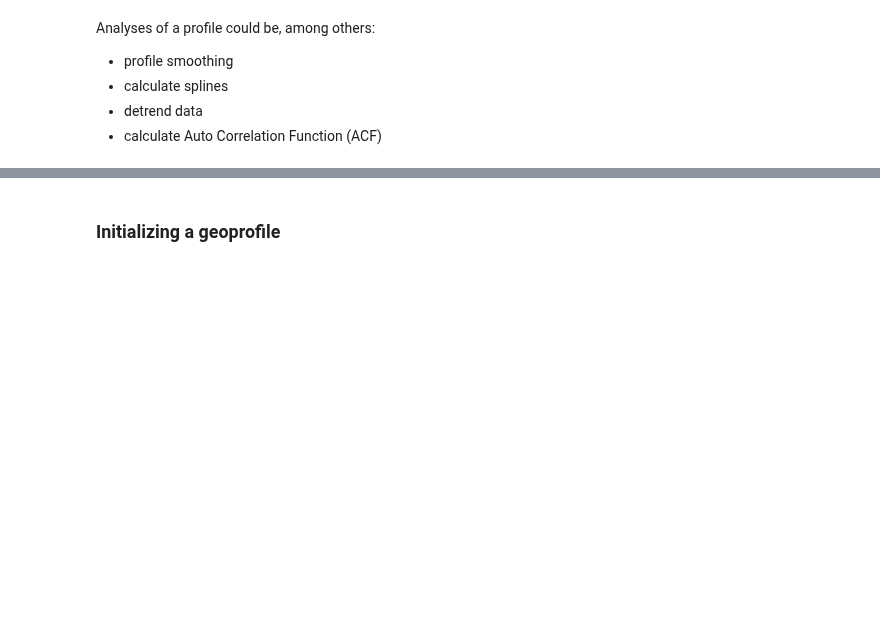
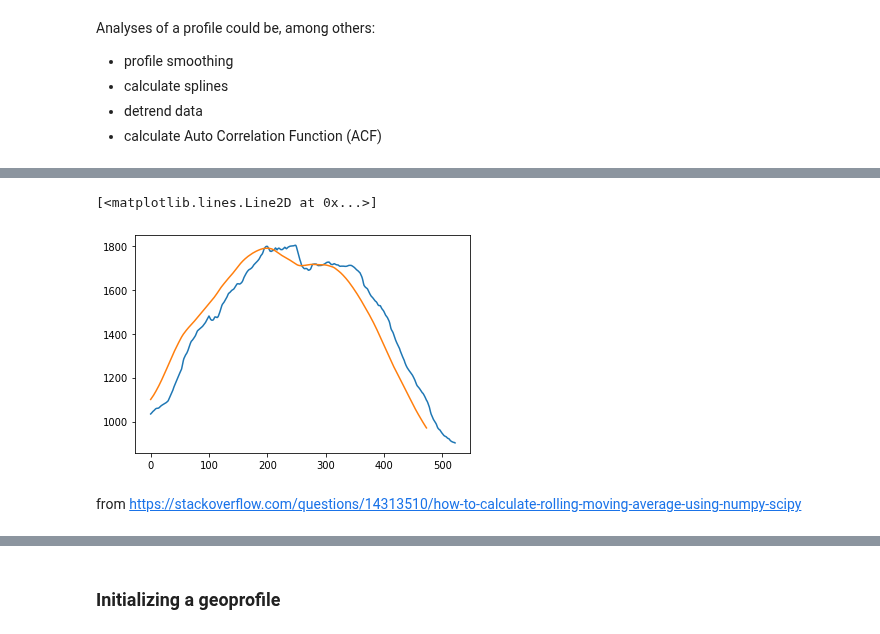
Before and after one commit to mauroalberti/gsf, a Jupyter notebook: docs/notebooks/Geologic profiles with pygsf - dev.ipynb, the cells around one changed output, grey strips where cells are left out. Drawn from its saved outputs; the diff is of its cells as text; code cells hidden in the pictures; blank space fills up the shorter version.

```diff
--- a/docs/notebooks/Geologic profiles with pygsf - dev.ipynb
+++ b/docs/notebooks/Geologic profiles with pygsf - dev.ipynb
@@ -315,0 +338,14 @@ Analyses of a profile could be, among others:
+# %%
+def moving_average(x, w):
+    return np.convolve(x, np.ones(w), 'valid') / w
+# %%
+smooth_50 = moving_average(data, 50)
+# %%
+import matplotlib.pyplot as plt
+plt.plot(data)
+plt.plot(smooth_50)
+# %% [output]
+[<matplotlib.lines.Line2D at 0x...>]
+[figure, added]
+# %% [markdown]
+from https://stackoverflow.com/questions/14313510/how-to-calculate-rolling-moving-average-using-numpy-scipy
```
Also changed, not shown: parts of 34 cells of this notebook.
